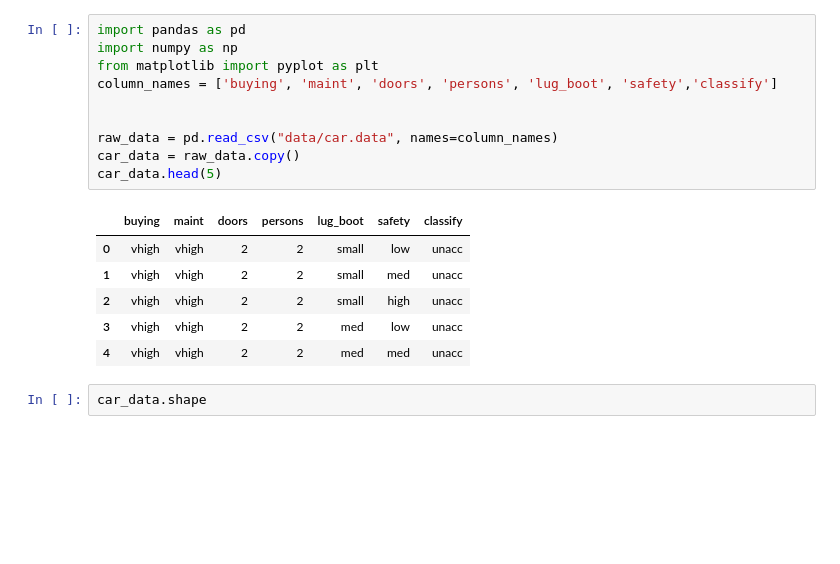
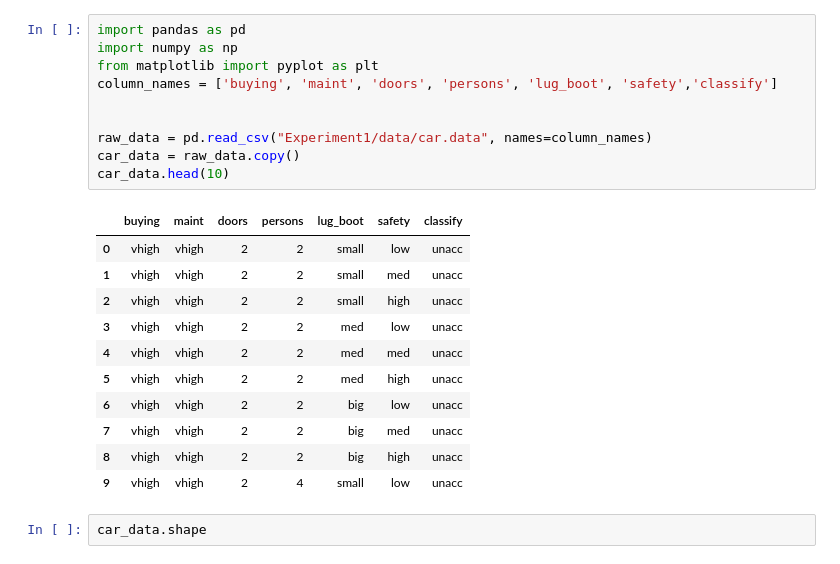
Before and after one commit to ccclll777/dataMining, a Jupyter notebook: Experiment1/CarEvaluationDataMining.ipynb, the cells around one changed output. Cells and saved outputs as stored; diff of their text form; blank space fills up the shorter version.

```diff
--- a/Experiment1/CarEvaluationDataMining.ipynb
+++ b/Experiment1/CarEvaluationDataMining.ipynb
@@ -1,20 +1,25 @@
 # %%
 import pandas as pd
 import numpy as np
 from matplotlib import pyplot as plt
 column_names = ['buying', 'maint', 'doors', 'persons', 'lug_boot', 'safety','classify']
 
 
-raw_data = pd.read_csv("data/car.data", names=column_names)
+raw_data = pd.read_csv("Experiment1/data/car.data", names=column_names)
 car_data = raw_data.copy()
-car_data.head(5)
+car_data.head(10)
 # %% [output]
 |  | buying | maint | doors | persons | lug_boot | safety | classify |
 | 0 | vhigh | vhigh | 2 | 2 | small | low | unacc |
 | 1 | vhigh | vhigh | 2 | 2 | small | med | unacc |
 | 2 | vhigh | vhigh | 2 | 2 | small | high | unacc |
 | 3 | vhigh | vhigh | 2 | 2 | med | low | unacc |
 | 4 | vhigh | vhigh | 2 | 2 | med | med | unacc |
+| 5 | vhigh | vhigh | 2 | 2 | med | high | unacc |
+| 6 | vhigh | vhigh | 2 | 2 | big | low | unacc |
+| 7 | vhigh | vhigh | 2 | 2 | big | med | unacc |
+| 8 | vhigh | vhigh | 2 | 2 | big | high | unacc |
+| 9 | vhigh | vhigh | 2 | 4 | small | low | unacc |
 # %%
 car_data.shape
 # %% [output]
```
Also changed, not shown: parts of 16 cells of this notebook, 25 other files.
